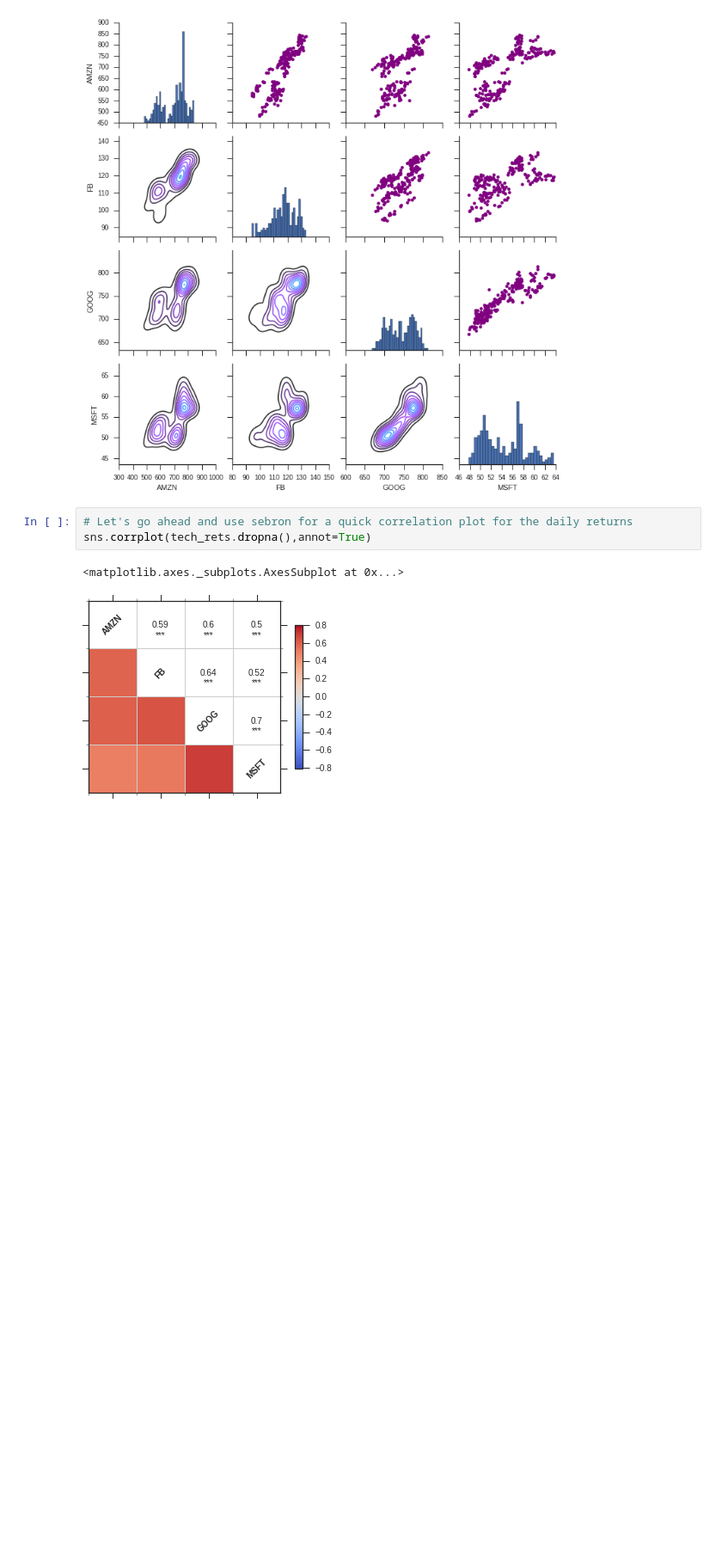
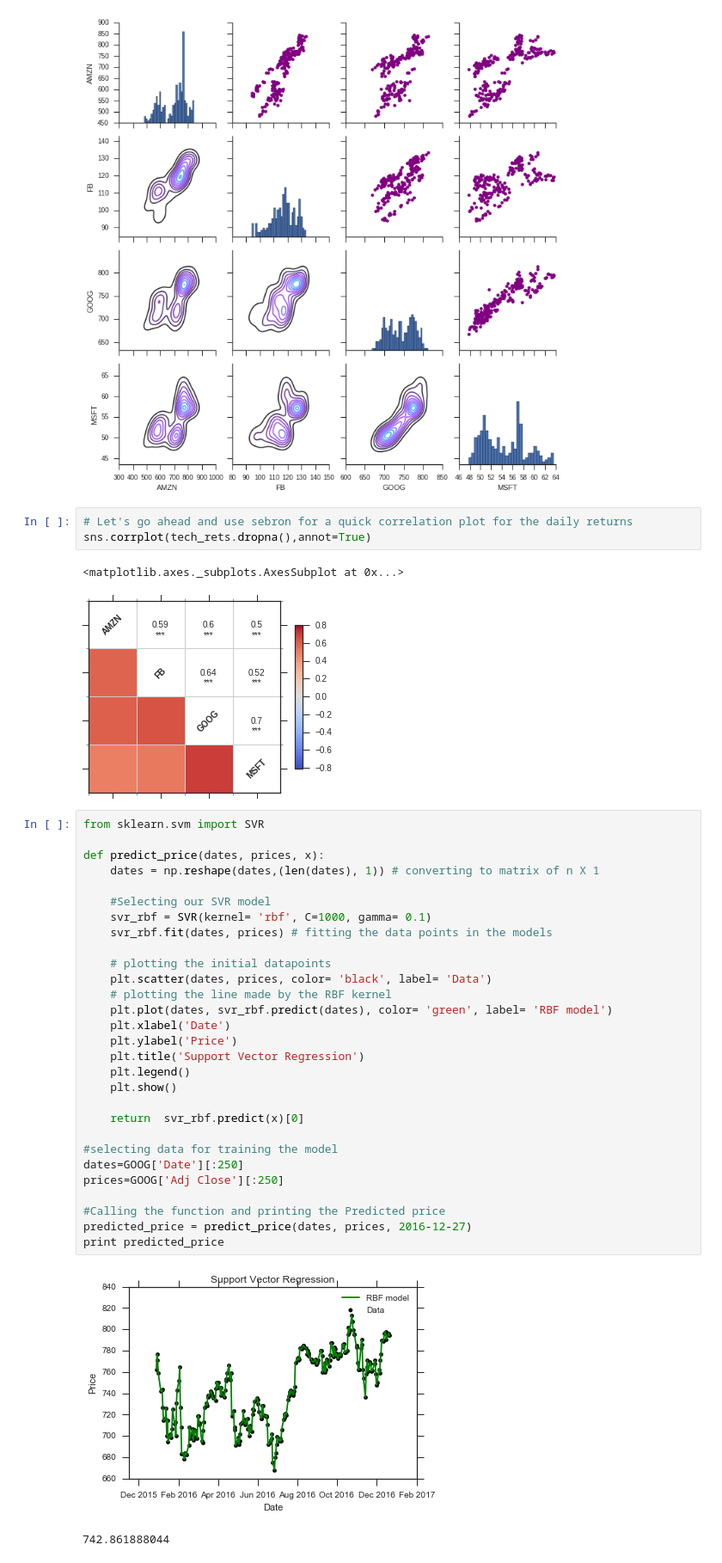
Before and after one commit to irfanalidv/Stock-Market-Analysis, a Jupyter notebook: Stock Market Analysis.ipynb, the cells around one changed output. Shown at 86% size. Drawn from its saved outputs; the diff is of its cells as text; blank space fills up the shorter version.

```diff
--- a/Stock Market Analysis.ipynb
+++ b/Stock Market Analysis.ipynb
@@ -316,3 +326,35 @@ sns.corrplot(tech_rets.dropna(),annot=True)
 # %% [output]
 <matplotlib.axes._subplots.AxesSubplot at 0x...>
 [figure]
+# %%
+from sklearn.svm import SVR
+
+def predict_price(dates, prices, x):
+    dates = np.reshape(dates,(len(dates), 1)) # converting to matrix of n X 1
+
+    #Selecting our SVR model
+    svr_rbf = SVR(kernel= 'rbf', C=1000, gamma= 0.1)
+    svr_rbf.fit(dates, prices) # fitting the data points in the models
+
+    # plotting the initial datapoints
+    plt.scatter(dates, prices, color= 'black', label= 'Data')
+    # plotting the line made by the RBF kernel
+    plt.plot(dates, svr_rbf.predict(dates), color= 'green', label= 'RBF model')
+    plt.xlabel('Date')
+    plt.ylabel('Price')
+    plt.title('Support Vector Regression')
+    plt.legend()
+    plt.show()
+
+    return  svr_rbf.predict(x)[0]
+
+#selecting data for training the model
+dates=GOOG['Date'][:250]
+prices=GOOG['Adj Close'][:250]
+
+#Calling the function and printing the Predicted price
+predicted_price = predict_price(dates, prices, 2016-12-27)
+print predicted_price
+# %% [output]
+[figure, added]
+742.861888044
```
Also changed, not shown: parts of 13 cells of this notebook.
